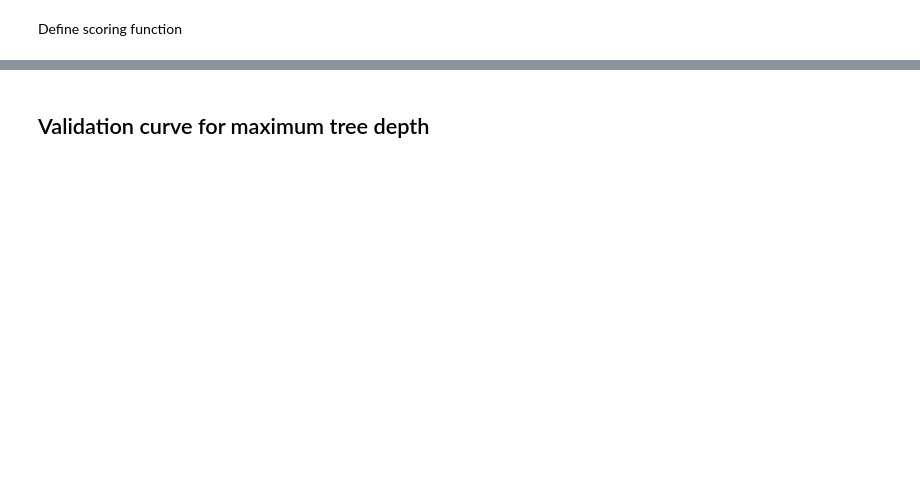
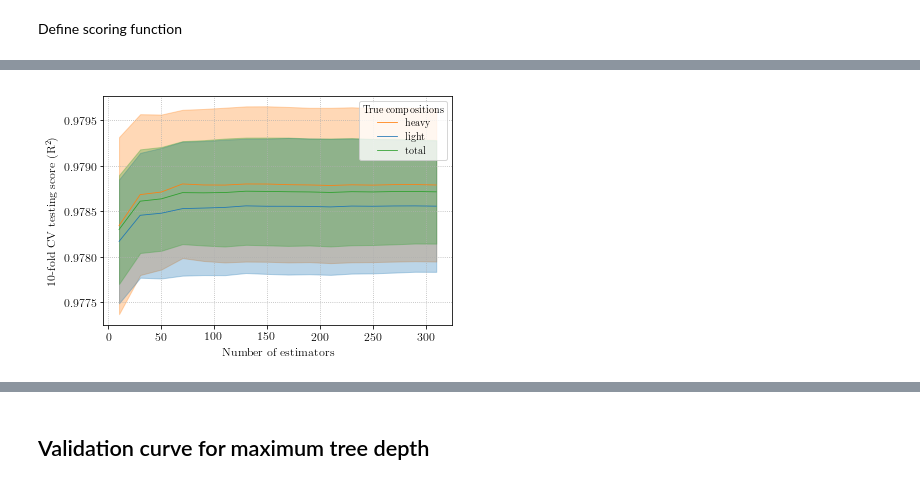
Before and after one commit to jrbourbeau/cr-composition, a Jupyter notebook: notebooks/energy-reco.ipynb, the cells around one changed output, grey strips where cells are left out. Saved outputs shown, nothing was run; the diff lists cells and outputs as text; code cells hidden in the pictures; blank space fills up the shorter version.

```diff
--- a/notebooks/energy-reco.ipynb
+++ b/notebooks/energy-reco.ipynb
@@ -206,0 +476,6 @@ plt.show()
+# %%
+param_values = np.arange(10, 320, 20, dtype=int)
+df_cv_n_estimators = cross_validate_comp(config, pipeline_str, param_name='n_estimators', param_values=param_values,
+                            feature_list=feature_list, target='MC_log_energy',
+                            scoring='r2', num_groups=num_groups, n_splits=10,
+                            verbose=True, n_jobs=min(len(param_values), 10))
@@ -206,0 +505,18 @@ plt.show()
+# %%
+fig, ax = plt.subplots()
+for composition in comp_list + ['total']:
+    ax.plot(df_cv_n_estimators.index, df_cv_n_estimators['test_mean_{}'.format(composition)], marker='None',
+            color=color_dict[composition], label=composition)
+    ax.fill_between(df_cv_n_estimators.index,
+                    df_cv_n_estimators['test_mean_{}'.format(composition)] + df_cv_n_estimators['test_std_{}'.format(composition)],
+                    df_cv_n_estimators['test_mean_{}'.format(composition)] - df_cv_n_estimators['test_std_{}'.format(composition)],
+                    color=color_dict[composition], alpha=0.3)
+ax.set_xlabel('Number of estimators')
+ax.set_ylabel('10-fold CV testing score (R$^2$)')
+# ax.set_ylabel('MSE testing score')
+# ax.set_ylim(0, 0.01)
+ax.grid()
+ax.legend(title='True compositions')
+plt.show()
+# %% [output]
+[figure, added]
```
Also changed, not shown: parts of 47 cells of this notebook, 16 other files.
